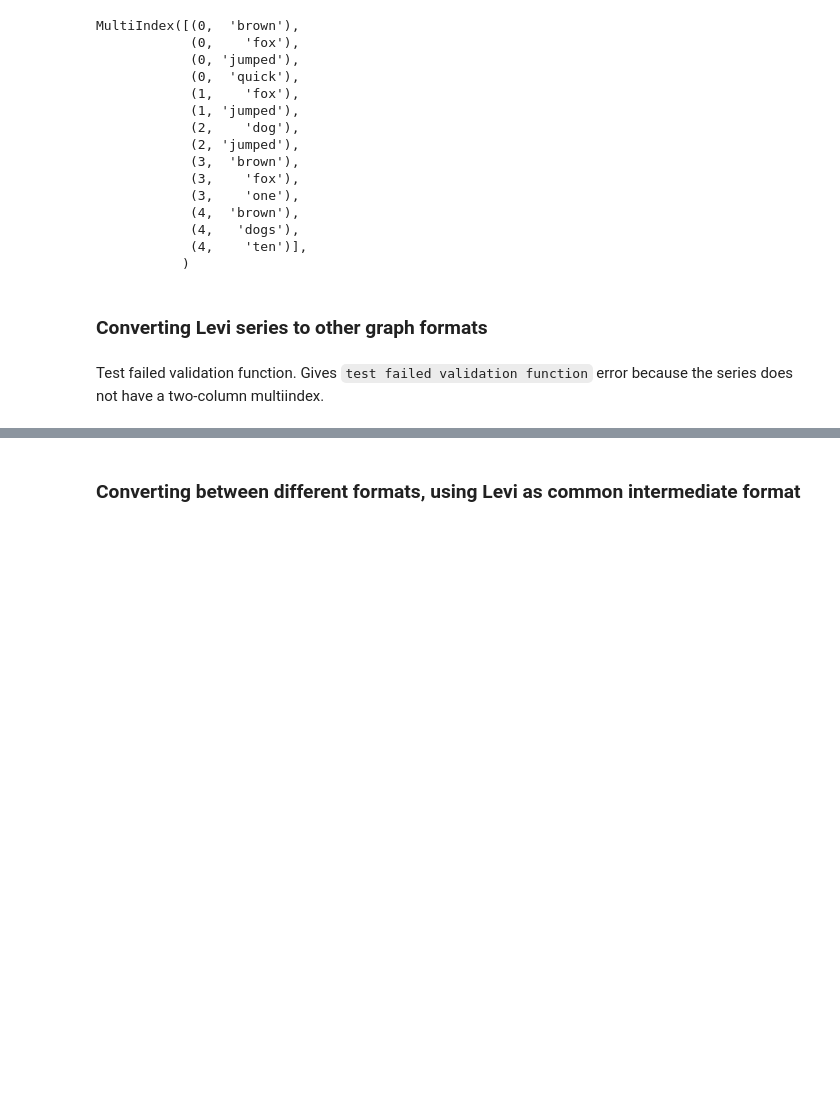
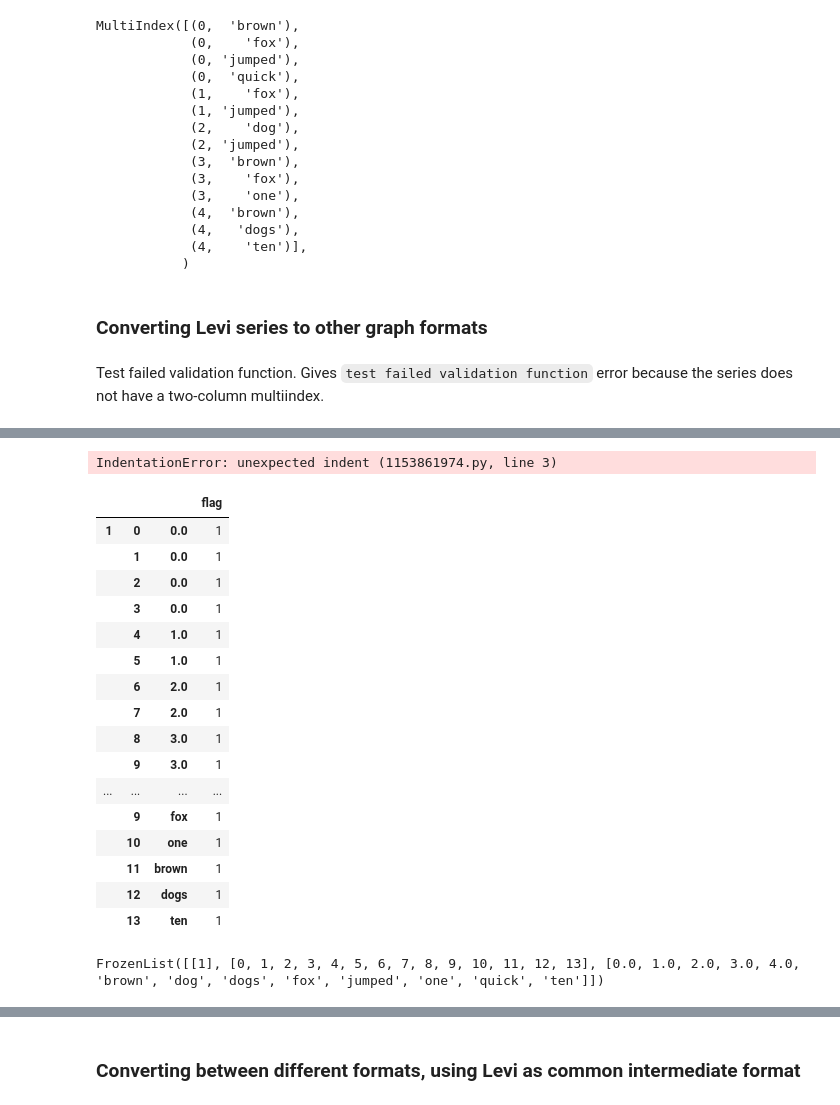
Before and after one commit to usnistgov/grabble, a Jupyter notebook: notebooks/python_decorator.ipynb, the cells around one changed output, grey strips where cells are left out. Drawn from its saved outputs; the diff is of its cells as text; code cells hidden in the pictures; blank space fills up the shorter version.

```diff
--- a/notebooks/python_decorator.ipynb
+++ b/notebooks/python_decorator.ipynb
@@ -70,7 +72,8 @@ coocc
 results = cv.transform(df['text'])
 features = cv.get_feature_names_out()
 doc_term = pd.DataFrame(results.toarray(), columns=features)
-doc_term = doc_term.reindex(columns=doc_term.columns.tolist()+['cat', 'bear', 'tree'], fill_value=0)
+doc_term = doc_term.reindex(
+    columns=doc_term.columns.tolist()+['cat', 'bear', 'tree'], fill_value=0)
 doc_term
 # %% [output]
 |  | brown | dog | dogs | fox | jumped | one | quick | ten | cat | bear | tree |
@@ -192,0 +245,40 @@ Test failed validation function. Gives `test failed validation function` error b
+# %%
+# fixing to_new_levi function
+def to_new_levi(self, level_0='level_0',  level_1='level_1'):
+    el = self._obj.levi.to_edgelist()
+    new_levi_el = (pd.concat([el[[level_0, "flag"]], el[[level_1, "flag"]]])
+                   .reset_index()
+                   .rename(columns={level_1: level_0})
+                   .stack()
+                   .unstack()
+                   )
+    new_levi = pd.Series(new_levi_el.flag)
+    new_levi.index = (pd.MultiIndex.from_arrays(new_levi_el.values.T))
+    return new_levi
+# %% [output]
+IndentationError: unexpected indent (1153861974.py, line 3)
+# %%
+new_levi = levi_series.levi.to_new_levi
+new_levi.to_frame()
+# %% [output]
+|  |  |  | flag |
+| 1 | 0 | 0.0 | 1 |
+|  | 1 | 0.0 | 1 |
+|  | 2 | 0.0 | 1 |
+|  | 3 | 0.0 | 1 |
+|  | 4 | 1.0 | 1 |
+|  | 5 | 1.0 | 1 |
+|  | 6 | 2.0 | 1 |
+|  | 7 | 2.0 | 1 |
+|  | 8 | 3.0 | 1 |
+|  | 9 | 3.0 | 1 |
+| ... | ... | ... | ... |
+|  | 9 | fox | 1 |
+|  | 10 | one | 1 |
+|  | 11 | brown | 1 |
+|  | 12 | dogs | 1 |
+|  | 13 | ten | 1 |
+# %%
+new_levi.index.levels
+# %% [output]
+FrozenList([[1], [0, 1, 2, 3, 4, 5, 6, 7, 8, 9, 10, 11, 12, 13], [0.0, 1.0, 2.0, 3.0, 4.0, 'brown', 'dog', 'dogs', 'fox', 'jumped', 'one', 'quick', 'ten']])
```
Also changed, not shown: parts of 97 cells of this notebook, 4 other files.
